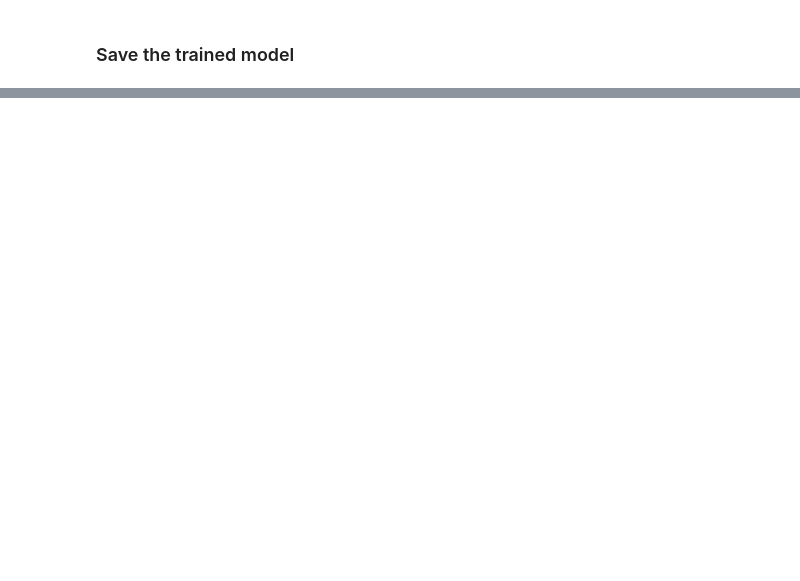
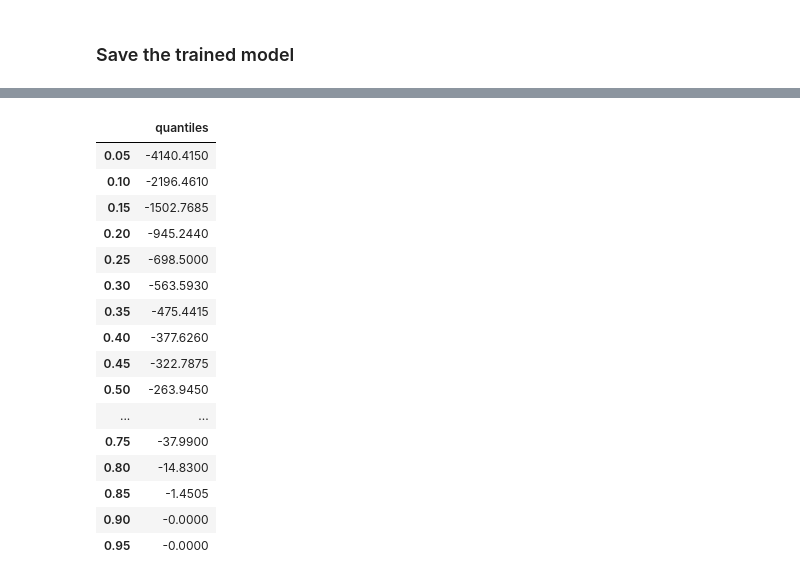
Before and after one commit to Driss31/kuebiko_mansa, a Jupyter notebook: notebooks/5_ML_models.ipynb, the cells around one changed output, grey strips where cells are left out. Drawn from its saved outputs; the diff is of its cells as text; code cells hidden in the pictures; blank space fills up the shorter version.

```diff
--- a/notebooks/5_ML_models.ipynb
+++ b/notebooks/5_ML_models.ipynb
@@ -403,0 +444,22 @@ True
+# %%
+compute_error_quantiles(
+    errors=y_test, quantiles=QUANTILES
+)
+# %% [output]
+|  | quantiles |
+| 0.05 | -4140.4150 |
+| 0.10 | -2196.4610 |
+| 0.15 | -1502.7685 |
+| 0.20 | -945.2440 |
+| 0.25 | -698.5000 |
+| 0.30 | -563.5930 |
+| 0.35 | -475.4415 |
+| 0.40 | -377.6260 |
+| 0.45 | -322.7875 |
+| 0.50 | -263.9450 |
+| ... | ... |
+| 0.75 | -37.9900 |
+| 0.80 | -14.8300 |
+| 0.85 | -1.4505 |
+| 0.90 | -0.0000 |
+| 0.95 | -0.0000 |
```
Also changed, not shown: parts of 24 cells of this notebook.
